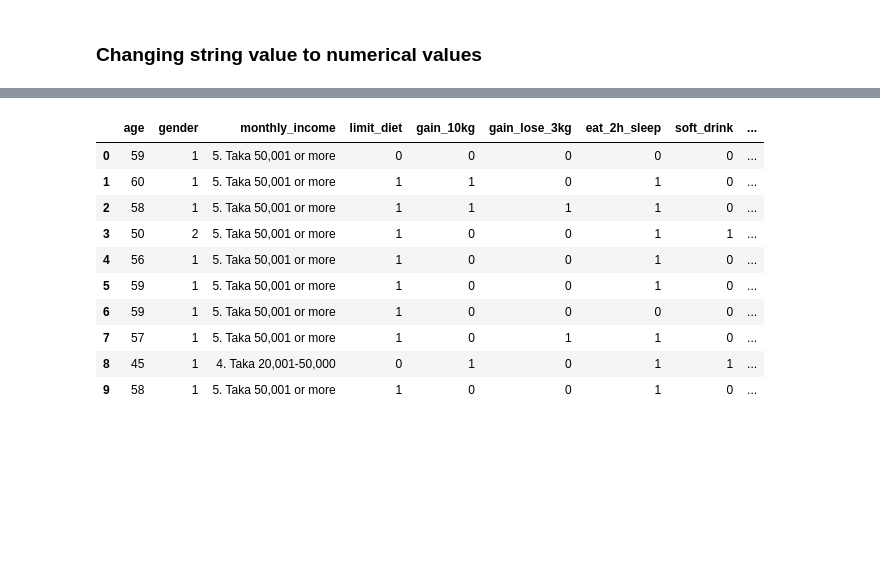
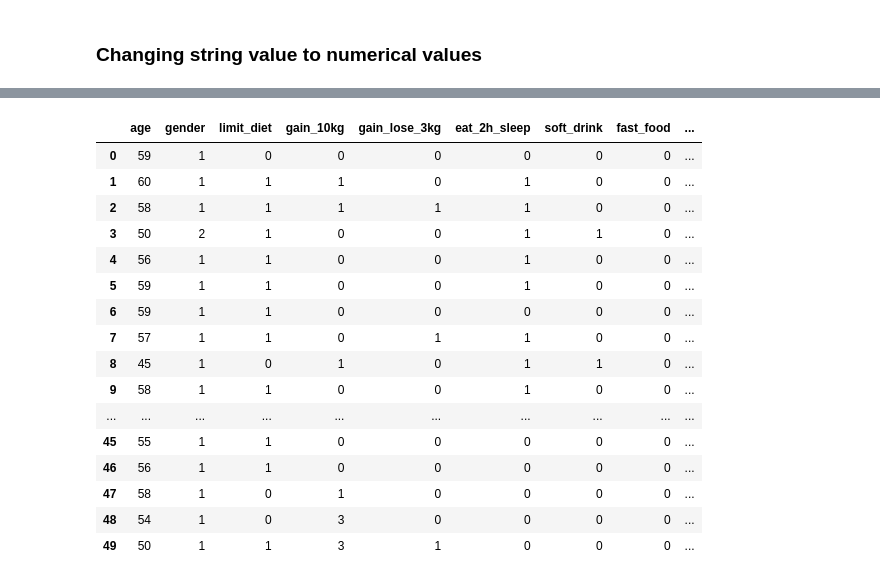
Before and after one commit to Rafeen/ML, a Jupyter notebook: PHC/Data Cleaning.ipynb, the cells around one changed output, grey strips where cells are left out. Saved outputs shown, nothing was run; the diff lists cells and outputs as text; code cells hidden in the pictures; blank space fills up the shorter version.

```diff
--- a/PHC/Data Cleaning.ipynb
+++ b/PHC/Data Cleaning.ipynb
@@ -6,5 +6,5 @@ from sklearn.model_selection import train_test_split
 from sklearn import metrics
 import pandas as pd
 # %%
-df = pd.read_csv('dataset/raw_data.csv')
+df = pd.read_csv('dataset/clean_sample_data.csv')
 # %%
@@ -24,2 +36,4 @@ df.shape
+# %%
+data = df.drop( columns = ['education', 'marital_status', 'monthly_income'], axis=1)
 # %% [markdown]
 ### Changing string value to numerical values
@@ -40,2 +40,7 @@ df.head(5)
-# %%
-data = df.drop( columns = ['education', 'marital_status'], axis=1)
+# %%
+data.replace({'Yes': 1, 'No': 0, '1.  No': 0, '2. Yes': 1, '1. No':0, "3. Don't Know":3}, inplace=True)
+data.replace({'Male': 1, 'Female': 2}, inplace=True)
+data.replace({'-': 0, '++': 1}, inplace=True)
+data.replace({'1. More than 1 hour per day': 1, '2. Less than 1 hour per day': 2, '3. Don壽猼 go outside for walk':3, '5. Always (everyday)':5}, inplace=True)
+data.replace({'1. Never': 1, '2. Rarely (1-5 days per month)': 2, '3. Sometimes (6-10 days per month)':3}, inplace=True)
+data['blood_glucose'] = data['blood_glucose'].str.replace(r"\(.*\)","")
@@ -42,14 +68,20 @@ data = df.drop( columns = ['education', 'marital_status'], axis=1)
 # %%
-data.iloc[:10,:15]
+data.iloc[:,:15]
 # %% [output]
-|  | age | gender | monthly_income | limit_diet | gain_10kg | gain_lose_3kg | eat_2h_sleep | soft_drink | ... |
-| 0 | 59 | 1 | 5. Taka 50,001 or more | 0 | 0 | 0 | 0 | 0 | ... |
-| 1 | 60 | 1 | 5. Taka 50,001 or more | 1 | 1 | 0 | 1 | 0 | ... |
-| 2 | 58 | 1 | 5. Taka 50,001 or more | 1 | 1 | 1 | 1 | 0 | ... |
-| 3 | 50 | 2 | 5. Taka 50,001 or more | 1 | 0 | 0 | 1 | 1 | ... |
-| 4 | 56 | 1 | 5. Taka 50,001 or more | 1 | 0 | 0 | 1 | 0 | ... |
-| 5 | 59 | 1 | 5. Taka 50,001 or more | 1 | 0 | 0 | 1 | 0 | ... |
-| 6 | 59 | 1 | 5. Taka 50,001 or more | 1 | 0 | 0 | 0 | 0 | ... |
-| 7 | 57 | 1 | 5. Taka 50,001 or more | 1 | 0 | 1 | 1 | 0 | ... |
-| 8 | 45 | 1 | 4. Taka 20,001-50,000 | 0 | 1 | 0 | 1 | 1 | ... |
-| 9 | 58 | 1 | 5. Taka 50,001 or more | 1 | 0 | 0 | 1 | 0 | ... |
+|  | age | gender | limit_diet | gain_10kg | gain_lose_3kg | eat_2h_sleep | soft_drink | fast_food | ... |
+| 0 | 59 | 1 | 0 | 0 | 0 | 0 | 0 | 0 | ... |
+| 1 | 60 | 1 | 1 | 1 | 0 | 1 | 0 | 0 | ... |
+| 2 | 58 | 1 | 1 | 1 | 1 | 1 | 0 | 0 | ... |
+| 3 | 50 | 2 | 1 | 0 | 0 | 1 | 1 | 0 | ... |
+| 4 | 56 | 1 | 1 | 0 | 0 | 1 | 0 | 0 | ... |
+| 5 | 59 | 1 | 1 | 0 | 0 | 1 | 0 | 0 | ... |
+| 6 | 59 | 1 | 1 | 0 | 0 | 0 | 0 | 0 | ... |
+| 7 | 57 | 1 | 1 | 0 | 1 | 1 | 0 | 0 | ... |
+| 8 | 45 | 1 | 0 | 1 | 0 | 1 | 1 | 0 | ... |
+| 9 | 58 | 1 | 1 | 0 | 0 | 1 | 0 | 0 | ... |
+| ... | ... | ... | ... | ... | ... | ... | ... | ... | ... |
+| 45 | 55 | 1 | 1 | 0 | 0 | 0 | 0 | 0 | ... |
+| 46 | 56 | 1 | 1 | 0 | 0 | 0 | 0 | 0 | ... |
+| 47 | 58 | 1 | 0 | 1 | 0 | 0 | 0 | 0 | ... |
+| 48 | 54 | 1 | 0 | 3 | 0 | 0 | 0 | 0 | ... |
+| 49 | 50 | 1 | 1 | 3 | 1 | 0 | 0 | 0 | ... |
```
Also changed, not shown: parts of 6 cells of this notebook, 2 other files.
